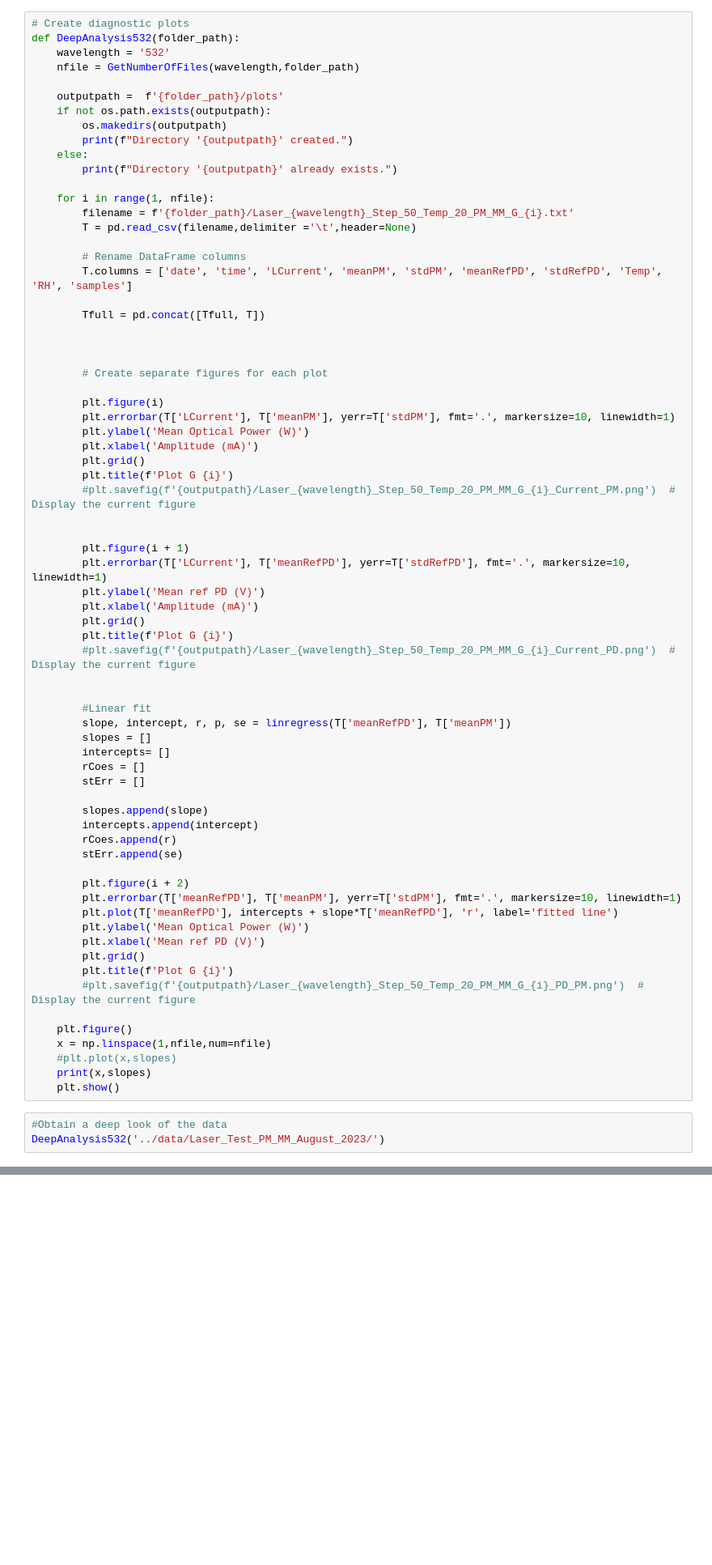
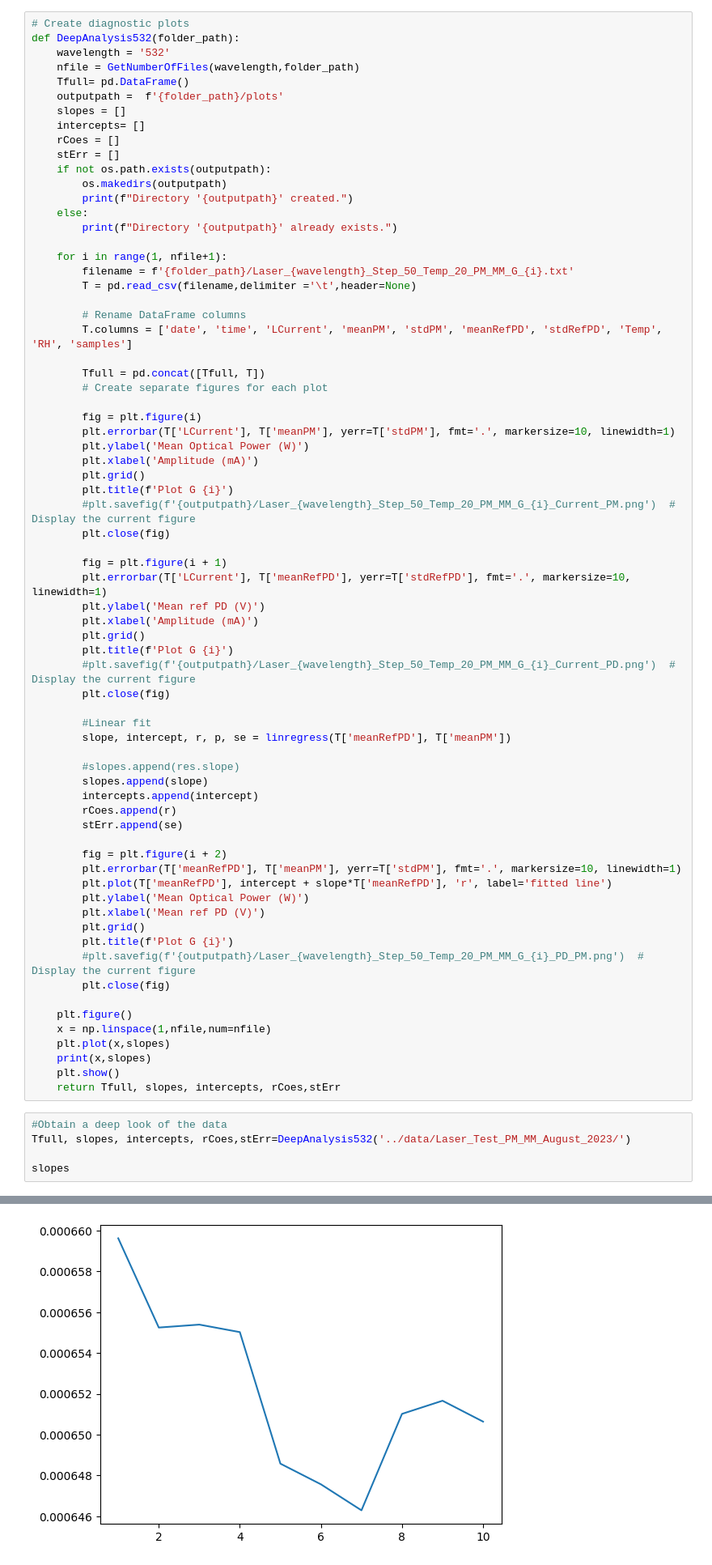
Before and after one commit to gw-ifae-dev/sensors-analysis, a Jupyter notebook: August_2023_Laser_Test_1064_532_PM_MM/notebooks/opticaltest_v3.ipynb, the cells around one changed output, grey strips where cells are left out. Shown: that part at 81% size. Drawn from its saved outputs; the diff is of its cells as text; blank space fills up the shorter version.

Commit message:
plots

```diff
--- a/August_2023_Laser_Test_1064_532_PM_MM/notebooks/opticaltest_v3.ipynb
+++ b/August_2023_Laser_Test_1064_532_PM_MM/notebooks/opticaltest_v3.ipynb
@@ -20,15 +20,19 @@ def GetNumberOfFiles(wavelength,folder_path):
 def DeepAnalysis532(folder_path):
     wavelength = '532'
     nfile = GetNumberOfFiles(wavelength,folder_path)
-
+    Tfull= pd.DataFrame()
     outputpath =  f'{folder_path}/plots'
+    slopes = []
+    intercepts= []
+    rCoes = []
+    stErr = []
     if not os.path.exists(outputpath):
         os.makedirs(outputpath)
         print(f"Directory '{outputpath}' created.")
     else:
         print(f"Directory '{outputpath}' already exists.")
 
-    for i in range(1, nfile):
+    for i in range(1, nfile+1):
         filename = f'{folder_path}/Laser_{wavelength}_Step_50_Temp_20_PM_MM_G_{i}.txt'
         T = pd.read_csv(filename,delimiter ='\t',header=None)
 
@@ -36,55 +40,54 @@ def DeepAnalysis532(folder_path):
         T.columns = ['date', 'time', 'LCurrent', 'meanPM', 'stdPM', 'meanRefPD', 'stdRefPD', 'Temp', 'RH', 'samples']
 
         Tfull = pd.concat([Tfull, T])
-
-
-
         # Create separate figures for each plot
 
-        plt.figure(i)
+        fig = plt.figure(i)
         plt.errorbar(T['LCurrent'], T['meanPM'], yerr=T['stdPM'], fmt='.', markersize=10, linewidth=1)
         plt.ylabel('Mean Optical Power (W)')
         plt.xlabel('Amplitude (mA)')
         plt.grid()
         plt.title(f'Plot G {i}')
         #plt.savefig(f'{outputpath}/Laser_{wavelength}_Step_50_Temp_20_PM_MM_G_{i}_Current_PM.png')  # Display the current figure
+        plt.close(fig)
 
-
-        plt.figure(i + 1)
+        fig = plt.figure(i + 1)
         plt.errorbar(T['LCurrent'], T['meanRefPD'], yerr=T['stdRefPD'], fmt='.', markersize=10, linewidth=1)
         plt.ylabel('Mean ref PD (V)')
         plt.xlabel('Amplitude (mA)')
         plt.grid()
         plt.title(f'Plot G {i}')
         #plt.savefig(f'{outputpath}/Laser_{wavelength}_Step_50_Temp_20_PM_MM_G_{i}_Current_PD.png')  # Display the current figure
-
+        plt.close(fig)
 
         #Linear fit
         slope, intercept, r, p, se = linregress(T['meanRefPD'], T['meanPM'])
-        slopes = []
-        intercepts= []
-        rCoes = []
-        stErr = []
 
+        #slopes.append(res.slope)
         slopes.append(slope)
         intercepts.append(intercept)
         rCoes.append(r)
         stErr.append(se)
 
-        plt.figure(i + 2)
+        fig = plt.figure(i + 2)
         plt.errorbar(T['meanRefPD'], T['meanPM'], yerr=T['stdPM'], fmt='.', markersize=10, linewidth=1)
-        plt.plot(T['meanRefPD'], intercepts + slope*T['meanRefPD'], 'r', label='fitted line')
+        plt.plot(T['meanRefPD'], intercept + slope*T['meanRefPD'], 'r', label='fitted line')
         plt.ylabel('Mean Optical Power (W)')
         plt.xlabel('Mean ref PD (V)')
         plt.grid()
         plt.title(f'Plot G {i}')
         #plt.savefig(f'{outputpath}/Laser_{wavelength}_Step_50_Temp_20_PM_MM_G_{i}_PD_PM.png')  # Display the current figure
+        plt.close(fig)
 
     plt.figure()
     x = np.linspace(1,nfile,num=nfile)
-    #plt.plot(x,slopes)
+    plt.plot(x,slopes)
     print(x,slopes)
     plt.show()
+    return Tfull, slopes, intercepts, rCoes,stErr
 # %%
 #Obtain a deep look of the data
-DeepAnalysis532('../data/Laser_Test_PM_MM_August_2023/')
+Tfull, slopes, intercepts, rCoes,stErr=DeepAnalysis532('../data/Laser_Test_PM_MM_August_2023/')
+
+slopes
+# %% [output]
@@ -90,0 +96 @@ DeepAnalysis532('../data/Laser_Test_PM_MM_August_2023/')
+[figure, added]
```
Also changed, not shown: parts of 2 cells of this notebook.
